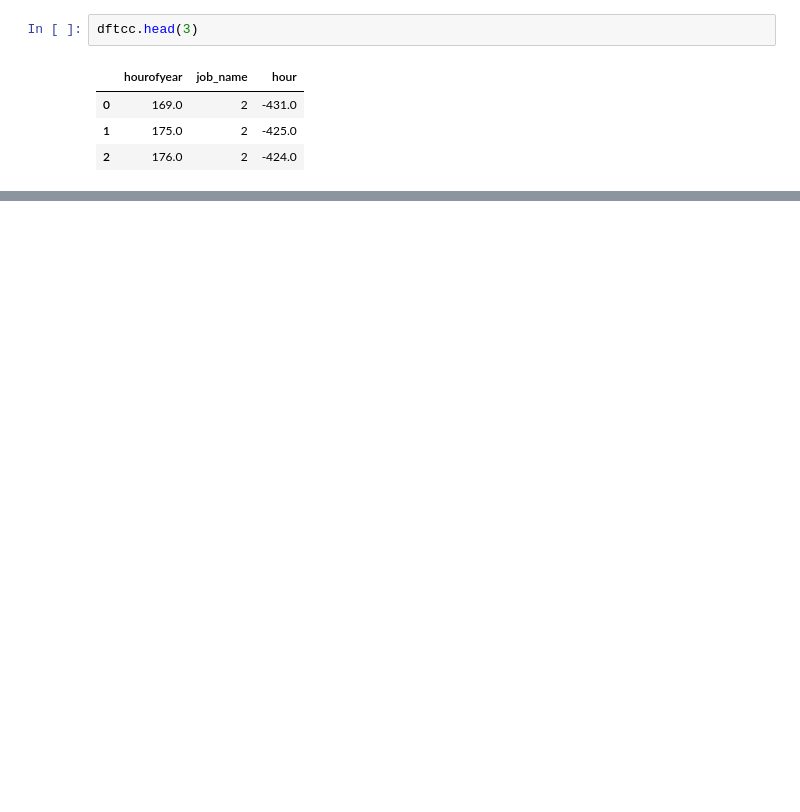
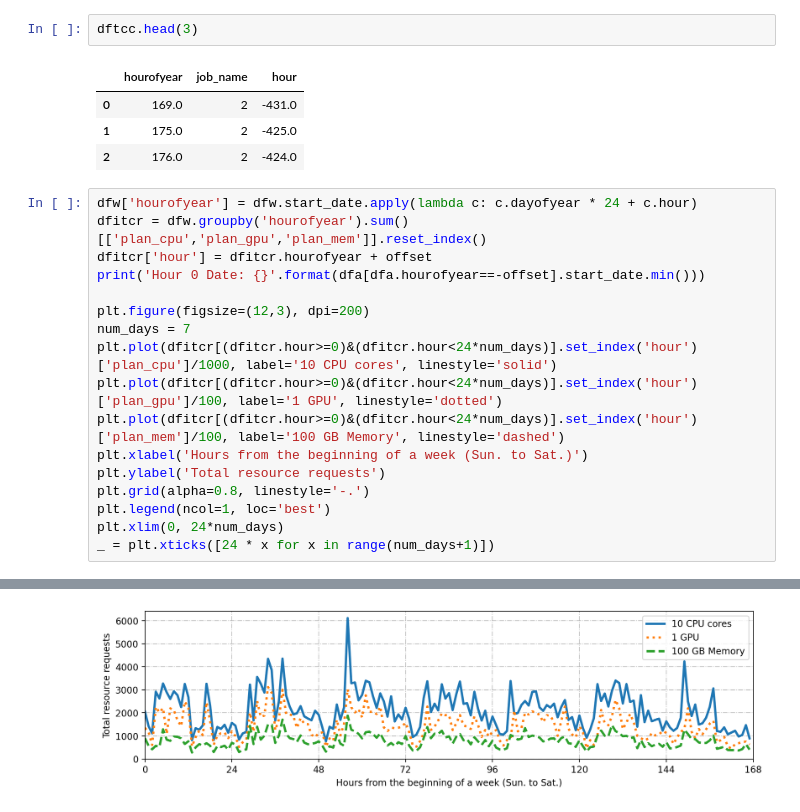
Before and after one commit to lizonglingo/clusterdate-trace-alibaba, a Jupyter notebook: gpu_claster/prepare/prepare.ipynb, the cells around one changed output, grey strips where cells are left out. Cells and saved outputs as stored; diff of their text form; blank space fills up the shorter version.

```diff
--- a/gpu_claster/prepare/prepare.ipynb
+++ b/gpu_claster/prepare/prepare.ipynb
@@ -295,3 +295,21 @@ dftcc.head(3)
 | 0 | 169.0 | 2 | -431.0 |
 | 1 | 175.0 | 2 | -425.0 |
 | 2 | 176.0 | 2 | -424.0 |
+# %%
+dfw['hourofyear'] = dfw.start_date.apply(lambda c: c.dayofyear * 24 + c.hour)
+dfitcr = dfw.groupby('hourofyear').sum()[['plan_cpu','plan_gpu','plan_mem']].reset_index()
+dfitcr['hour'] = dfitcr.hourofyear + offset
+print('Hour 0 Date: {}'.format(dfa[dfa.hourofyear==-offset].start_date.min()))
+
+plt.figure(figsize=(12,3), dpi=200)
+num_days = 7
+plt.plot(dfitcr[(dfitcr.hour>=0)&(dfitcr.hour<24*num_days)].set_index('hour')['plan_cpu']/1000, label='10 CPU cores', linestyle='solid')
+plt.plot(dfitcr[(dfitcr.hour>=0)&(dfitcr.hour<24*num_days)].set_index('hour')['plan_gpu']/100, label='1 GPU', linestyle='dotted')
+plt.plot(dfitcr[(dfitcr.hour>=0)&(dfitcr.hour<24*num_days)].set_index('hour')['plan_mem']/100, label='100 GB Memory', linestyle='dashed')
+plt.xlabel('Hours from the beginning of a week (Sun. to Sat.)')
+plt.ylabel('Total resource requests')
+plt.grid(alpha=0.8, linestyle='-.')
+plt.legend(ncol=1, loc='best')
+plt.xlim(0, 24*num_days)
+_ = plt.xticks([24 * x for x in range(num_days+1)])
+# %% [output]
@@ -297,0 +317 @@ dftcc.head(3)
+[figure, added]
```
Also changed, not shown: parts of 22 cells of this notebook, 22 other files.
